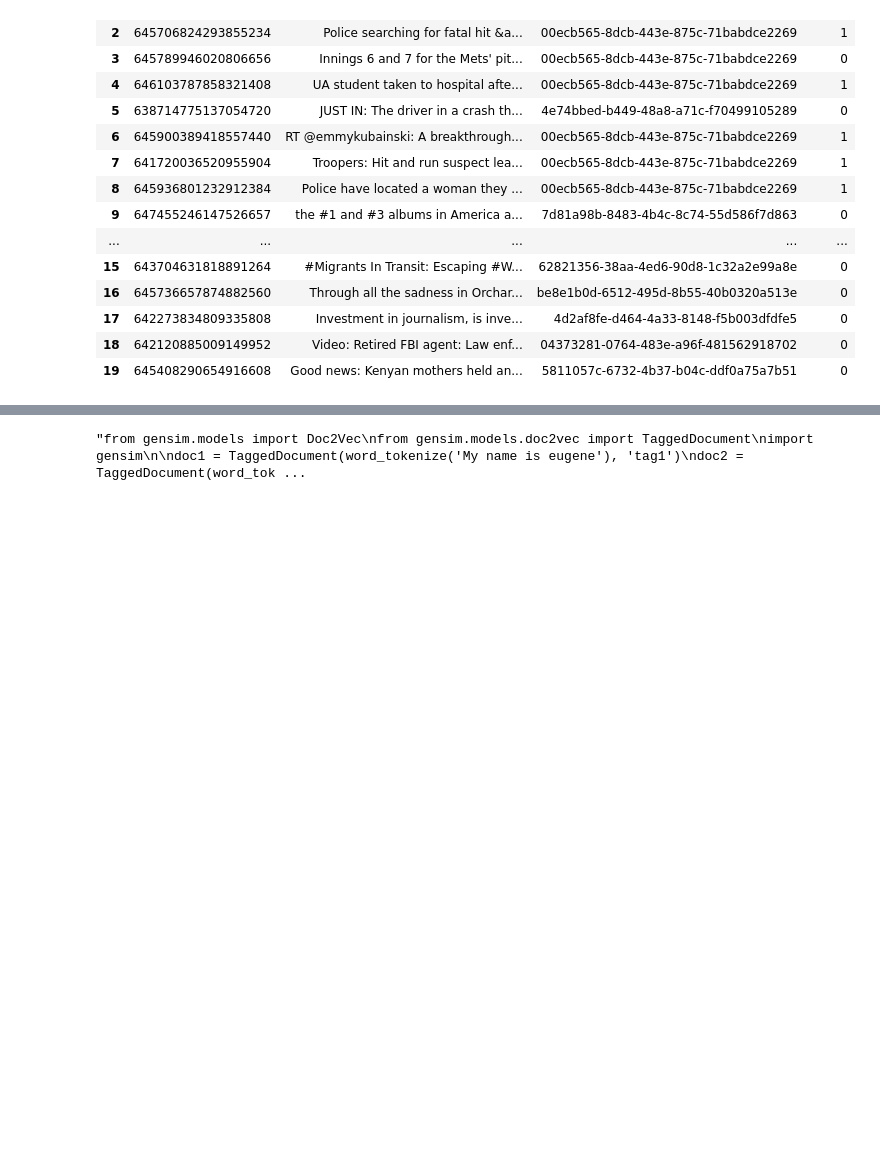
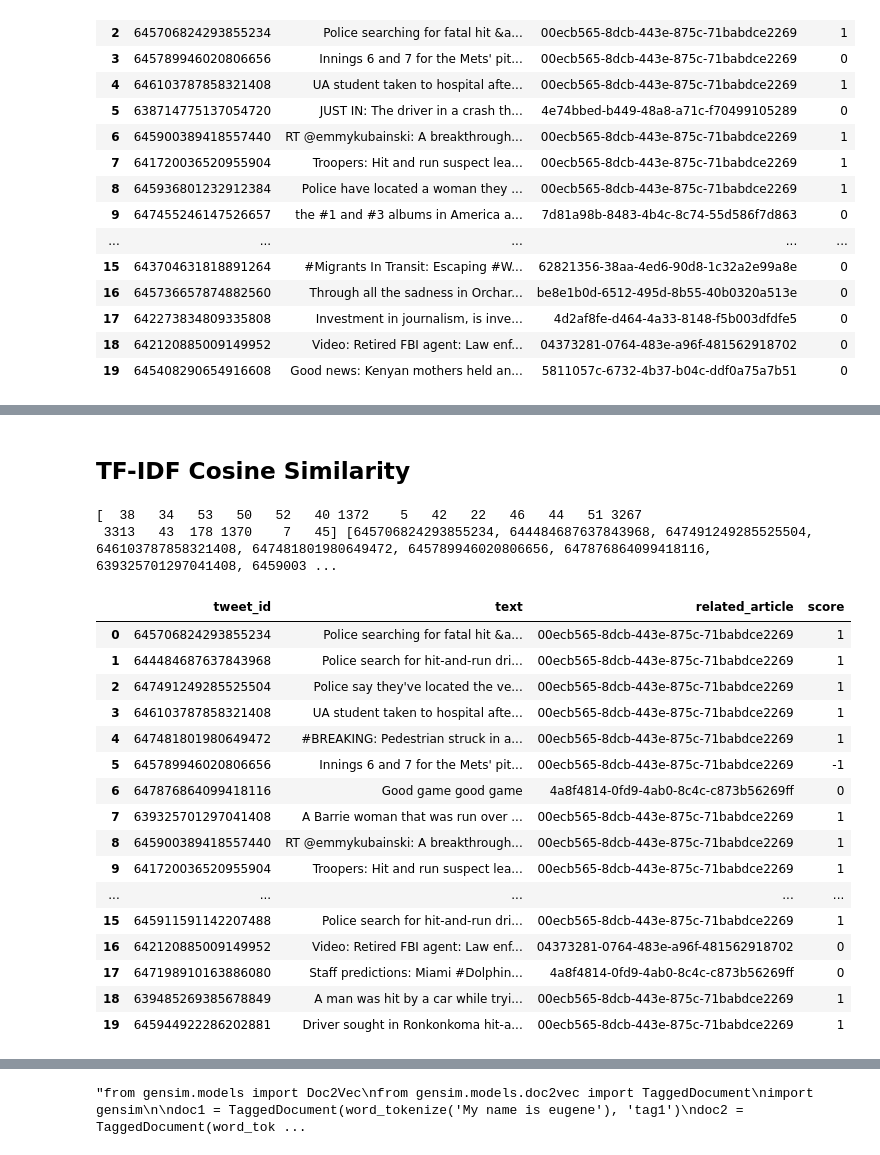
Before and after one commit to Dustyik/IR-tweets---disaster-, a Jupyter notebook: Project.ipynb, the cells around one changed output, grey strips where cells are left out. Saved outputs shown, nothing was run; the diff lists cells and outputs as text; code cells hidden in the pictures; blank space fills up the shorter version.

```diff
--- a/Project.ipynb
+++ b/Project.ipynb
@@ -175,6 +133,8 @@ for i in top_10_id:
         score = 0
         if related==query_id and rel>0:
             score = 1
+        if related==query_id and rel==0:
+            score = -1
         result.append({'tweet_id':i, 'text': text, 'related_article':related,'score': score})
 
 results = pd.DataFrame(result)
@@ -217,6 +179,8 @@ for i in top_10_id:
         score = 0
         if related==query_id and rel>0:
             score = 1
+        if related==query_id and rel==0:
+            score = -1
         result.append({'tweet_id':i, 'text': text, 'related_article':related,'score': score})
 
 results = pd.DataFrame(result)
@@ -243,0 +241,47 @@ results
+# %% [markdown]
+## TF-IDF Cosine Similarity
+# %%
+from sklearn.metrics.pairwise import cosine_similarity
+import numpy as np
+
+cos_sim = cosine_similarity(tfidf_df, tfidf_df)
+top_10_ind = np.flip(np.argsort(cos_sim[0]))[1:21]
+top_10_id = [list(tfidf_df.index)[i] for i in top_10_ind]
+print(top_10_ind ,top_10_id)
+
+result = []
+for i in top_10_id:
+    filt = data[data.document==i]
+    for ind, r in filt.iterrows():
+        rel = r['rel']
+        text = r['text']
+        related = r['topic']
+        score = 0
+        if related==query_id and rel>0:
+            score = 1
+        if related==query_id and rel==0:
+            score = -1
+        result.append({'tweet_id':i, 'text': text, 'related_article':related,'score': score})
+
+results = pd.DataFrame(result)
+results
+# %% [output]
+[  38   34   53   50   52   40 1372    5   42   22   46   44   51 3267
+ 3313   43  178 1370    7   45] [645706824293855234, 644484687637843968, 647491249285525504, 646103787858321408, 647481801980649472, 645789946020806656, 647876864099418116, 639325701297041408, 6459003 ...
+|  | tweet_id | text | related_article | score |
+| 0 | 645706824293855234 | Police searching for fatal hit &a... | 00ecb565-8dcb-443e-875c-71babdce2269 | 1 |
+| 1 | 644484687637843968 | Police search for hit-and-run dri... | 00ecb565-8dcb-443e-875c-71babdce2269 | 1 |
+| 2 | 647491249285525504 | Police say they've located the ve... | 00ecb565-8dcb-443e-875c-71babdce2269 | 1 |
+| 3 | 646103787858321408 | UA student taken to hospital afte... | 00ecb565-8dcb-443e-875c-71babdce2269 | 1 |
+| 4 | 647481801980649472 | #BREAKING: Pedestrian struck in a... | 00ecb565-8dcb-443e-875c-71babdce2269 | 1 |
+| 5 | 645789946020806656 | Innings 6 and 7 for the Mets' pit... | 00ecb565-8dcb-443e-875c-71babdce2269 | -1 |
+| 6 | 647876864099418116 | Good game good game | 4a8f4814-0fd9-4ab0-8c4c-c873b56269ff | 0 |
+| 7 | 639325701297041408 | A Barrie woman that was run over ... | 00ecb565-8dcb-443e-875c-71babdce2269 | 1 |
+| 8 | 645900389418557440 | RT @emmykubainski: A breakthrough... | 00ecb565-8dcb-443e-875c-71babdce2269 | 1 |
+| 9 | 641720036520955904 | Troopers: Hit and run suspect lea... | 00ecb565-8dcb-443e-875c-71babdce2269 | 1 |
+| ... | ... | ... | ... | ... |
+| 15 | 645911591142207488 | Police search for hit-and-run dri... | 00ecb565-8dcb-443e-875c-71babdce2269 | 1 |
+| 16 | 642120885009149952 | Video: Retired FBI agent: Law enf... | 04373281-0764-483e-a96f-481562918702 | 0 |
+| 17 | 647198910163886080 | Staff predictions: Miami #Dolphin... | 4a8f4814-0fd9-4ab0-8c4c-c873b56269ff | 0 |
+| 18 | 639485269385678849 | A man was hit by a car while tryi... | 00ecb565-8dcb-443e-875c-71babdce2269 | 1 |
+| 19 | 645944922286202881 | Driver sought in Ronkonkoma hit-a... | 00ecb565-8dcb-443e-875c-71babdce2269 | 1 |
```
Also changed, not shown: parts of 17 cells of this notebook.
